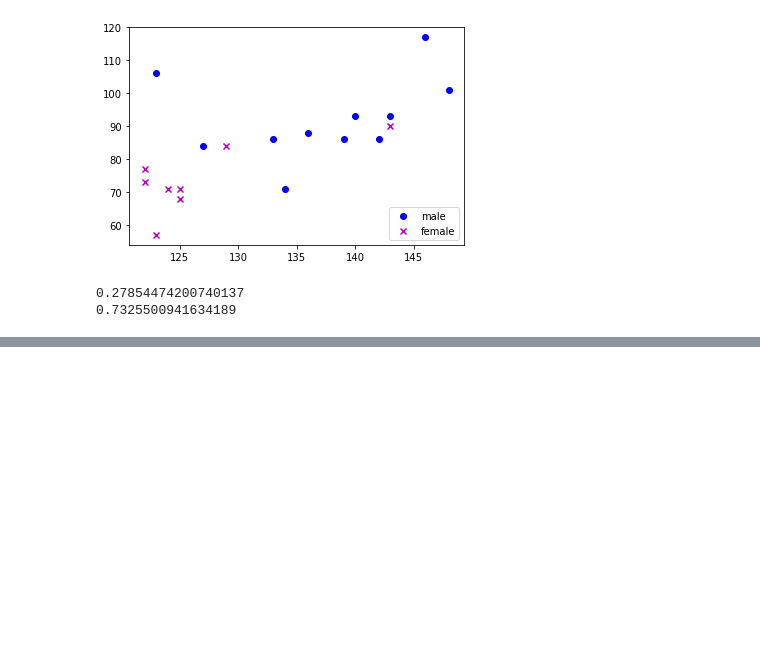
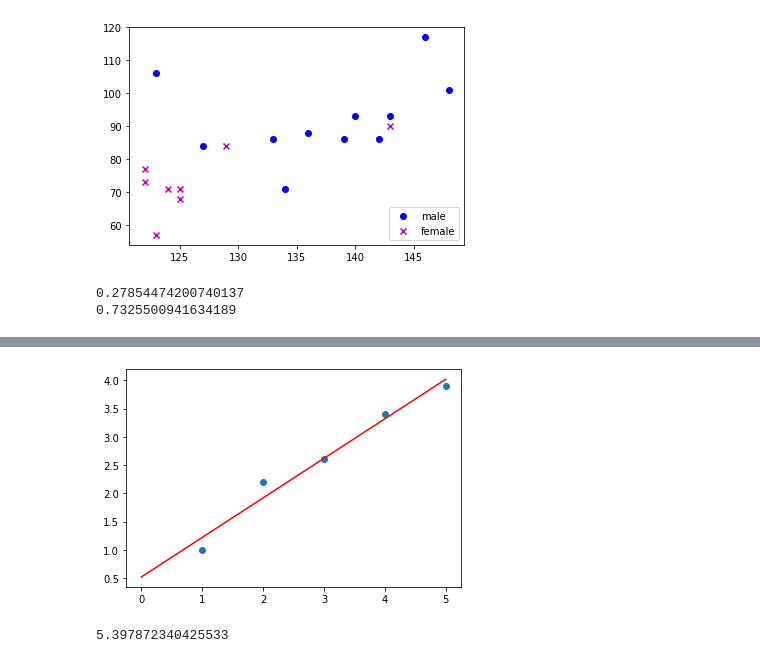
Before and after one commit to JakenHerman/Statistics-Principles-and-Practice, a Jupyter notebook: Chapter 3.ipynb, the cells around one changed output, grey strips where cells are left out. Saved outputs shown, nothing was run; the diff lists cells and outputs as text; code cells hidden in the pictures; blank space fills up the shorter version.

```diff
--- a/Chapter 3.ipynb
+++ b/Chapter 3.ipynb
@@ -88,0 +112,35 @@ print(np.corrcoef(f['len'], f['wgt'])[1, 0])
+# %%
+# 3.39
+x = np.array([1, 2, 3, 4, 5])
+y = np.array([1, 2.2, 2.6, 3.4, 3.9])
+
+# a)
+plt.scatter(x, y)
+
+# c) least squares estimates B_0 and B_1:
+devs_x = [d - mean(x) for d in x]
+devs_y = [d - mean(y) for d in y]
+
+sxy = sum(x * y) - ((sum([i for i in x]) * sum([i for i in y])) / len(x))
+sxx = sum([o * o for o in devs_x])
+B_1 = sxy / sxx
+B_0 = mean(y) - (B_1 * mean(x))
+
+least_squares_fitted_line = []
+for i in range(0, 6):
+    least_squares_fitted_line.append(B_0 + (B_1 * i))
+plt.plot(least_squares_fitted_line, c='r')
+plt.show()
+# %% [output]
+[figure, added]
+# %%
+# 3.41
+# a)
+b1 = 10.2 / 9.4
+b0 = (39.9/9) - (b1 * (19/9))
+def least_squares (x):
+    return b0 + (b1 * x)
+
+print(least_squares(3))
+# %% [output]
+5.397872340425533
```
Also changed, not shown: parts of 3 cells of this notebook.
